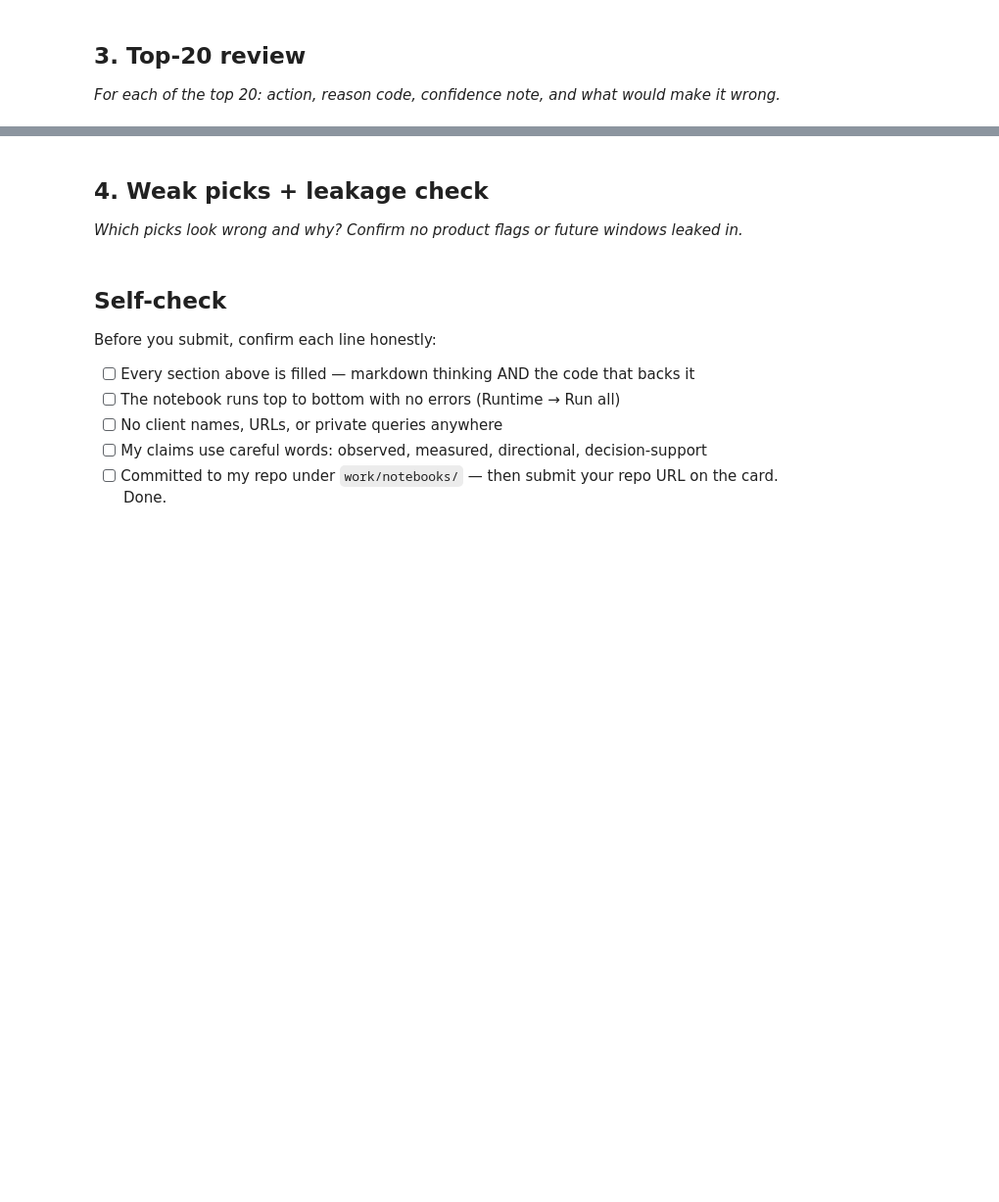
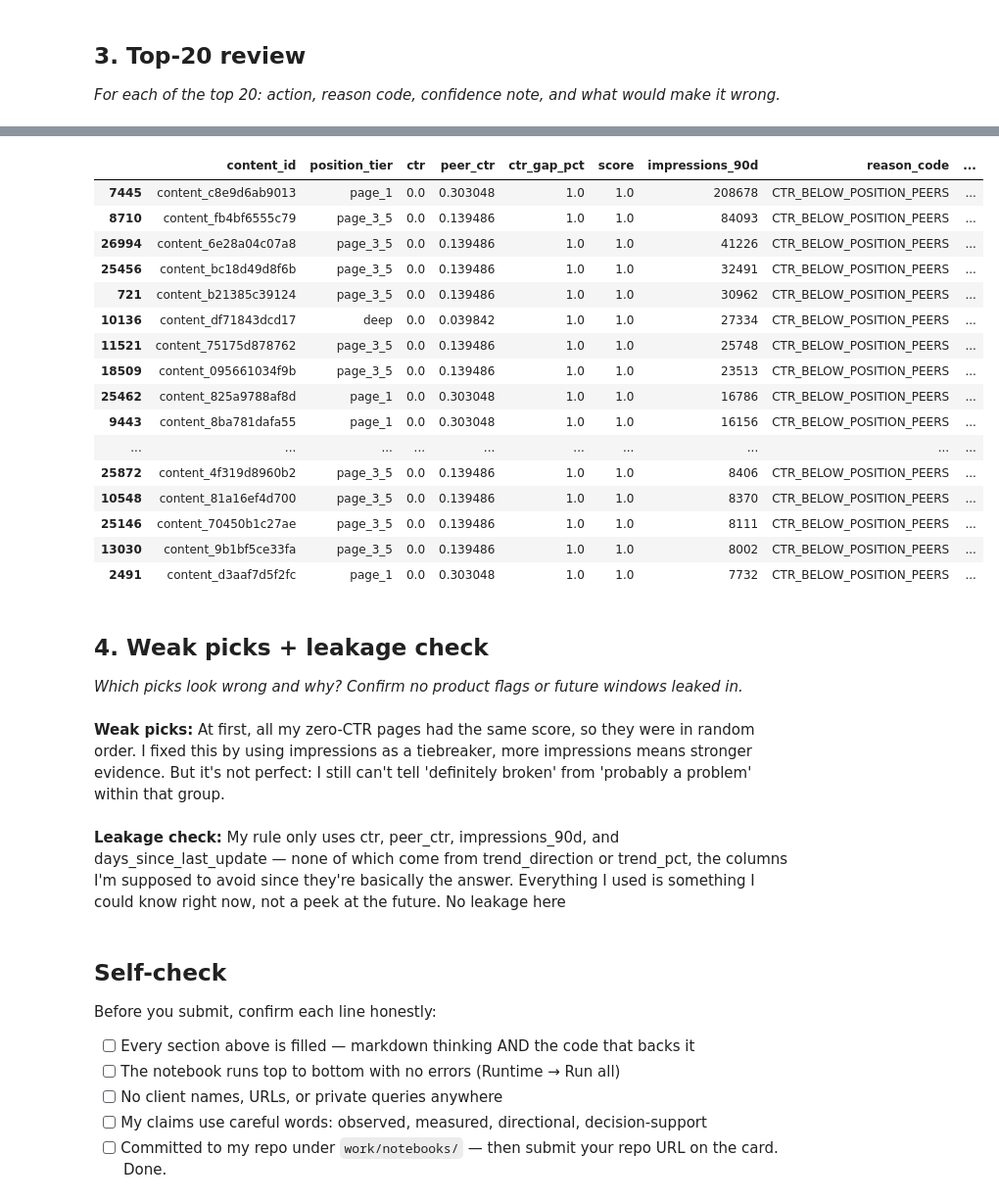
Before and after one commit to shah833/Flyrank-ML-Internship, a Jupyter notebook: work/notebooks/w04_baseline_score.ipynb, the cells around one changed output, grey strips where cells are left out. Shown at 98% size. Cells and saved outputs as stored; diff of their text form; code cells hidden in the pictures; blank space fills up the shorter version.

```diff
--- a/work/notebooks/w04_baseline_score.ipynb
+++ b/work/notebooks/w04_baseline_score.ipynb
@@ -22,0 +83,2 @@ This skeleton is yours to fill. Work the sections **in order** — each one has
+# %%
+eligible["score"] = eligible["ctr_gap_pct"]
@@ -22,0 +94,2 @@ This skeleton is yours to fill. Work the sections **in order** — each one has
+# %%
+eligible["action"] = eligible["flagged"].map({True: "snippet_review", False: "monitor"})
@@ -22,0 +105,2 @@ This skeleton is yours to fill. Work the sections **in order** — each one has
+# %%
+eligible["reason_code"] = eligible["flagged"].map({True: "CTR_BELOW_POSITION_PEERS", False: ""})
@@ -22,0 +119,7 @@ This skeleton is yours to fill. Work the sections **in order** — each one has
+# %%
+queue = eligible[eligible["flagged"]].sort_values(["score", "impressions_90d"], ascending=[False, False])
+queue = queue[["content_id", "position_tier", "ctr", "peer_ctr", "ctr_gap_pct", "score", "impressions_90d", "reason_code", "action"]]
+
+queue.to_csv("work/outputs/baseline_action_score.csv", index=False)
+print(f"Saved {len(queue)} flagged pages to baseline_action_score.csv")
+queue.head(10)
@@ -27,10 +149,34 @@ This skeleton is yours to fill. Work the sections **in order** — each one has
 # %%
 # This cell is for CODE (numbers, a query, a check).
 # Write your text answer in the cell ABOVE this one — typing sentences here breaks Run All.
+top20 = queue.head(20)
+top20
+# %% [output]
+|  | content_id | position_tier | ctr | peer_ctr | ctr_gap_pct | score | impressions_90d | reason_code | ... |
+| 7445 | content_c8e9d6ab9013 | page_1 | 0.0 | 0.303048 | 1.0 | 1.0 | 208678 | CTR_BELOW_POSITION_PEERS | ... |
+| 8710 | content_fb4bf6555c79 | page_3_5 | 0.0 | 0.139486 | 1.0 | 1.0 | 84093 | CTR_BELOW_POSITION_PEERS | ... |
+| 26994 | content_6e28a04c07a8 | page_3_5 | 0.0 | 0.139486 | 1.0 | 1.0 | 41226 | CTR_BELOW_POSITION_PEERS | ... |
+| 25456 | content_bc18d49d8f6b | page_3_5 | 0.0 | 0.139486 | 1.0 | 1.0 | 32491 | CTR_BELOW_POSITION_PEERS | ... |
+| 721 | content_b21385c39124 | page_3_5 | 0.0 | 0.139486 | 1.0 | 1.0 | 30962 | CTR_BELOW_POSITION_PEERS | ... |
+| 10136 | content_df71843dcd17 | deep | 0.0 | 0.039842 | 1.0 | 1.0 | 27334 | CTR_BELOW_POSITION_PEERS | ... |
+| 11521 | content_75175d878762 | page_3_5 | 0.0 | 0.139486 | 1.0 | 1.0 | 25748 | CTR_BELOW_POSITION_PEERS | ... |
+| 18509 | content_095661034f9b | page_3_5 | 0.0 | 0.139486 | 1.0 | 1.0 | 23513 | CTR_BELOW_POSITION_PEERS | ... |
+| 25462 | content_825a9788af8d | page_1 | 0.0 | 0.303048 | 1.0 | 1.0 | 16786 | CTR_BELOW_POSITION_PEERS | ... |
+| 9443 | content_8ba781dafa55 | page_1 | 0.0 | 0.303048 | 1.0 | 1.0 | 16156 | CTR_BELOW_POSITION_PEERS | ... |
+| ... | ... | ... | ... | ... | ... | ... | ... | ... | ... |
+| 25872 | content_4f319d8960b2 | page_3_5 | 0.0 | 0.139486 | 1.0 | 1.0 | 8406 | CTR_BELOW_POSITION_PEERS | ... |
+| 10548 | content_81a16ef4d700 | page_3_5 | 0.0 | 0.139486 | 1.0 | 1.0 | 8370 | CTR_BELOW_POSITION_PEERS | ... |
+| 25146 | content_70450b1c27ae | page_3_5 | 0.0 | 0.139486 | 1.0 | 1.0 | 8111 | CTR_BELOW_POSITION_PEERS | ... |
+| 13030 | content_9b1bf5ce33fa | page_3_5 | 0.0 | 0.139486 | 1.0 | 1.0 | 8002 | CTR_BELOW_POSITION_PEERS | ... |
+| 2491 | content_d3aaf7d5f2fc | page_1 | 0.0 | 0.303048 | 1.0 | 1.0 | 7732 | CTR_BELOW_POSITION_PEERS | ... |
 # %% [markdown]
 ## 4. Weak picks + leakage check
 
 *Which picks look wrong and why? Confirm no product flags or future windows leaked in.*
+# %% [markdown]
+**Weak picks:** At first, all my zero-CTR pages had the same score, so they were in random order. I fixed this by using impressions as a tiebreaker, more impressions means stronger evidence. But it's not perfect: I still can't tell 'definitely broken' from 'probably a problem' within that group.
+# %% [markdown]
+**Leakage check:** My rule only uses ctr, peer_ctr, impressions_90d, and days_since_last_update — none of which come from trend_direction or trend_pct, the columns I'm supposed to avoid since they're basically the answer. Everything I used is something I could know right now, not a peek at the future. No leakage here
 # %%
 # This cell is for CODE (numbers, a query, a check).
 # Write your text answer in the cell ABOVE this one — typing sentences here breaks Run All.
```
Also changed, not shown: parts of 17 cells of this notebook.
